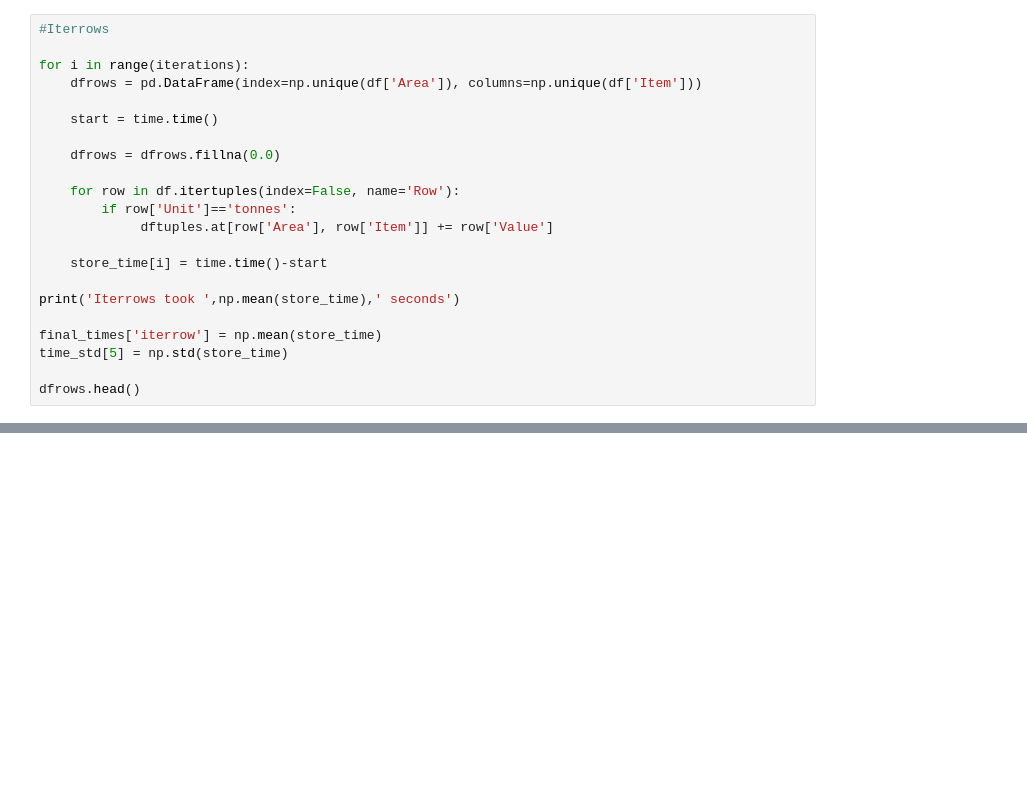
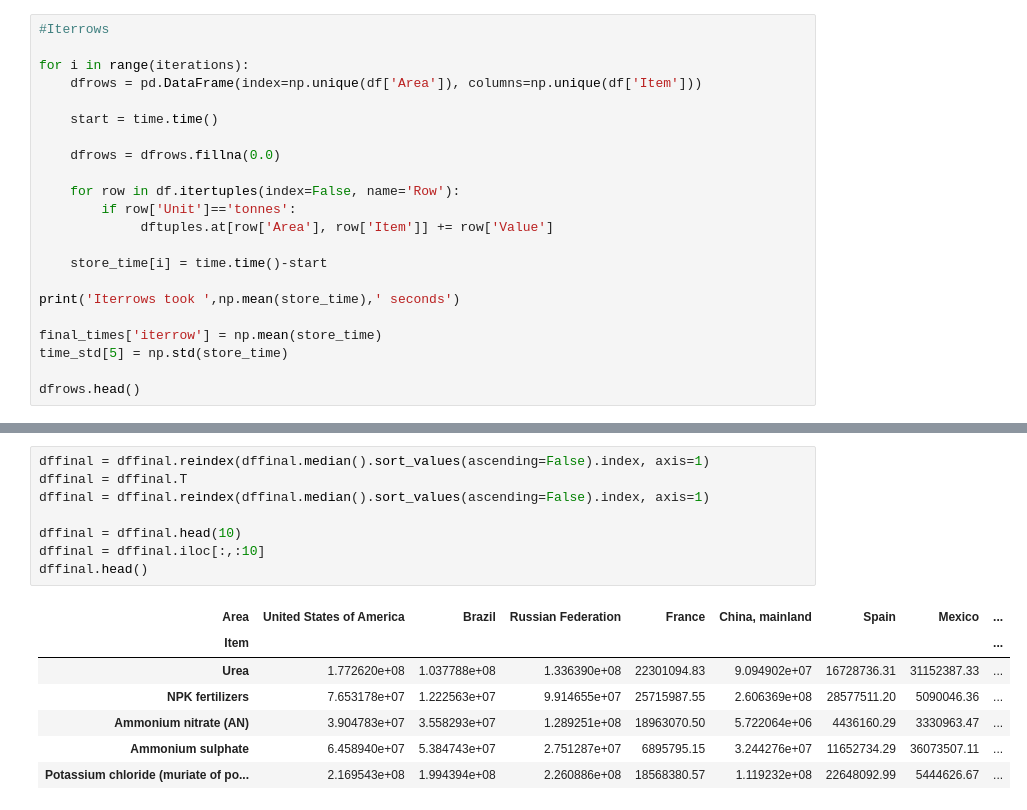
Before and after one commit to JSemelhago/DFManipulationComparison, a Jupyter notebook: src/DataframeManipulationTypes.ipynb, the cells around one changed output, grey strips where cells are left out. Cells and saved outputs as stored; diff of their text form; blank space fills up the shorter version.

```diff
--- a/src/DataframeManipulationTypes.ipynb
+++ b/src/DataframeManipulationTypes.ipynb
@@ -247,0 +246,16 @@ dffinal.head()
+# %%
+dffinal = dffinal.reindex(dffinal.median().sort_values(ascending=False).index, axis=1)
+dffinal = dffinal.T
+dffinal = dffinal.reindex(dffinal.median().sort_values(ascending=False).index, axis=1)
+
+dffinal = dffinal.head(10)
+dffinal = dffinal.iloc[:,:10]
+dffinal.head()
+# %% [output]
+| Area | United States of America | Brazil | Russian Federation | France | China, mainland | Spain | Mexico | ... |
+| Item |  |  |  |  |  |  |  | ... |
+| Urea | 1.772620e+08 | 1.037788e+08 | 1.336390e+08 | 22301094.83 | 9.094902e+07 | 16728736.31 | 31152387.33 | ... |
+| NPK fertilizers | 7.653178e+07 | 1.222563e+07 | 9.914655e+07 | 25715987.55 | 2.606369e+08 | 28577511.20 | 5090046.36 | ... |
+| Ammonium nitrate (AN) | 3.904783e+07 | 3.558293e+07 | 1.289251e+08 | 18963070.50 | 5.722064e+06 | 4436160.29 | 3330963.47 | ... |
+| Ammonium sulphate | 6.458940e+07 | 5.384743e+07 | 2.751287e+07 | 6895795.15 | 3.244276e+07 | 11652734.29 | 36073507.11 | ... |
+| Potassium chloride (muriate of po... | 2.169543e+08 | 1.994394e+08 | 2.260886e+08 | 18568380.57 | 1.119232e+08 | 22648092.99 | 5444626.67 | ... |
```
Also changed, not shown: parts of 6 cells of this notebook.
